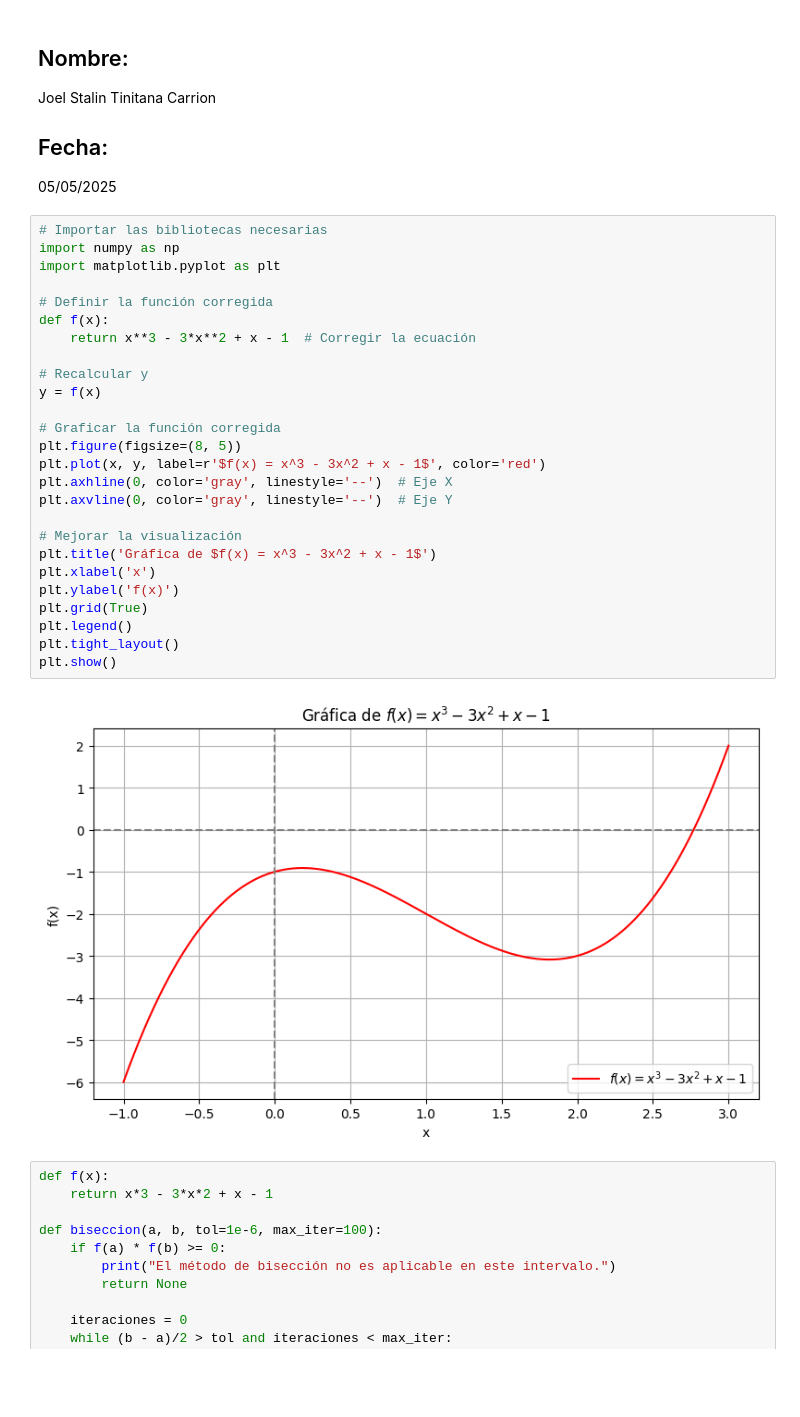
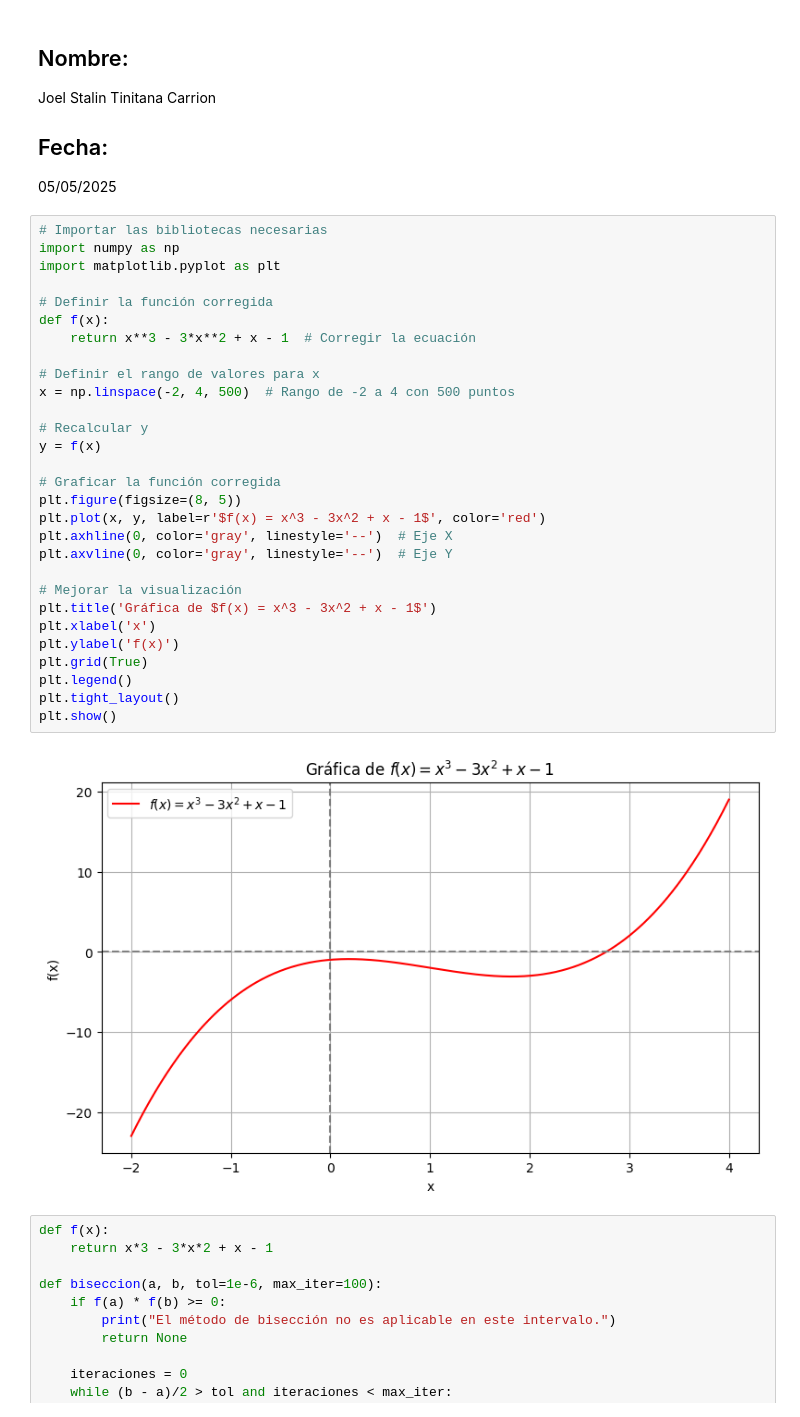
Before and after one commit to kenichi-50/Trabajos-en-Clases--Metodo-Numerico, a Jupyter notebook: Untitled-1.ipynb, the cells around one changed output. Saved outputs shown, nothing was run; the diff lists cells and outputs as text; blank space fills up the shorter version.

```diff
--- a/Untitled-1.ipynb
+++ b/Untitled-1.ipynb
@@ -7,31 +7,34 @@ Joel Stalin Tinitana Carrion
 # %%
 # Importar las bibliotecas necesarias
 import numpy as np
 import matplotlib.pyplot as plt
 
 # Definir la función corregida
 def f(x):
     return x**3 - 3*x**2 + x - 1  # Corregir la ecuación
+
+# Definir el rango de valores para x
+x = np.linspace(-2, 4, 500)  # Rango de -2 a 4 con 500 puntos
 
 # Recalcular y
 y = f(x)
 
 # Graficar la función corregida
 plt.figure(figsize=(8, 5))
 plt.plot(x, y, label=r'$f(x) = x^3 - 3x^2 + x - 1$', color='red')
 plt.axhline(0, color='gray', linestyle='--')  # Eje X
 plt.axvline(0, color='gray', linestyle='--')  # Eje Y
 
 # Mejorar la visualización
 plt.title('Gráfica de $f(x) = x^3 - 3x^2 + x - 1$')
 plt.xlabel('x')
 plt.ylabel('f(x)')
 plt.grid(True)
 plt.legend()
 plt.tight_layout()
 plt.show()
 # %% [output]
-[figure, old version]
+[figure, new version]
 # %%
 def f(x):
     return x*3 - 3*x*2 + x - 1
```
Also changed, not shown: parts of 4 cells of this notebook.
